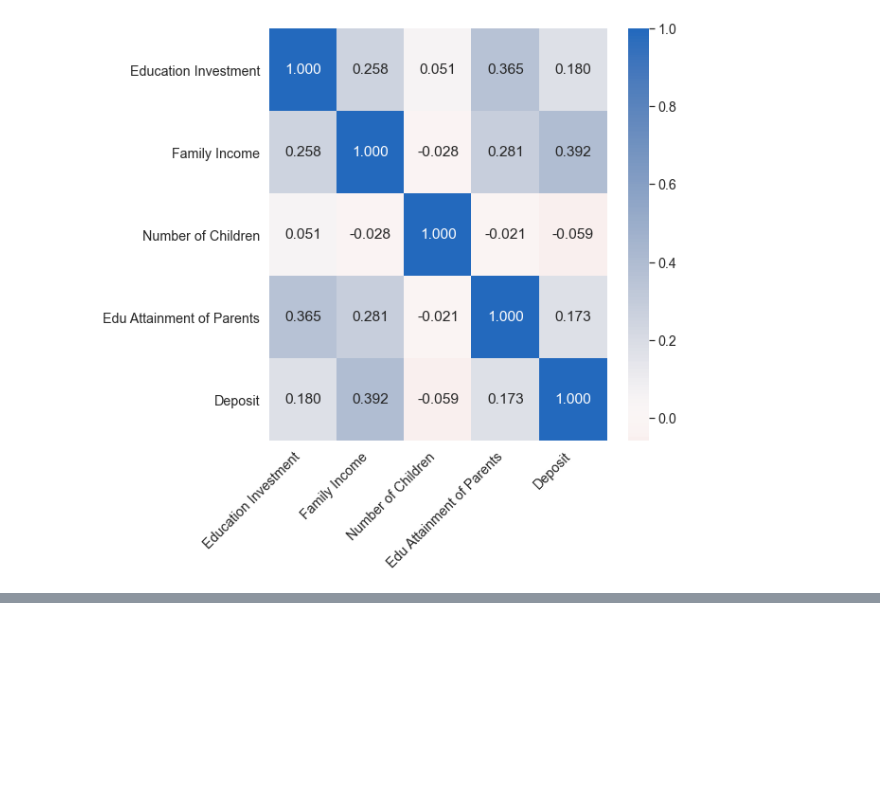
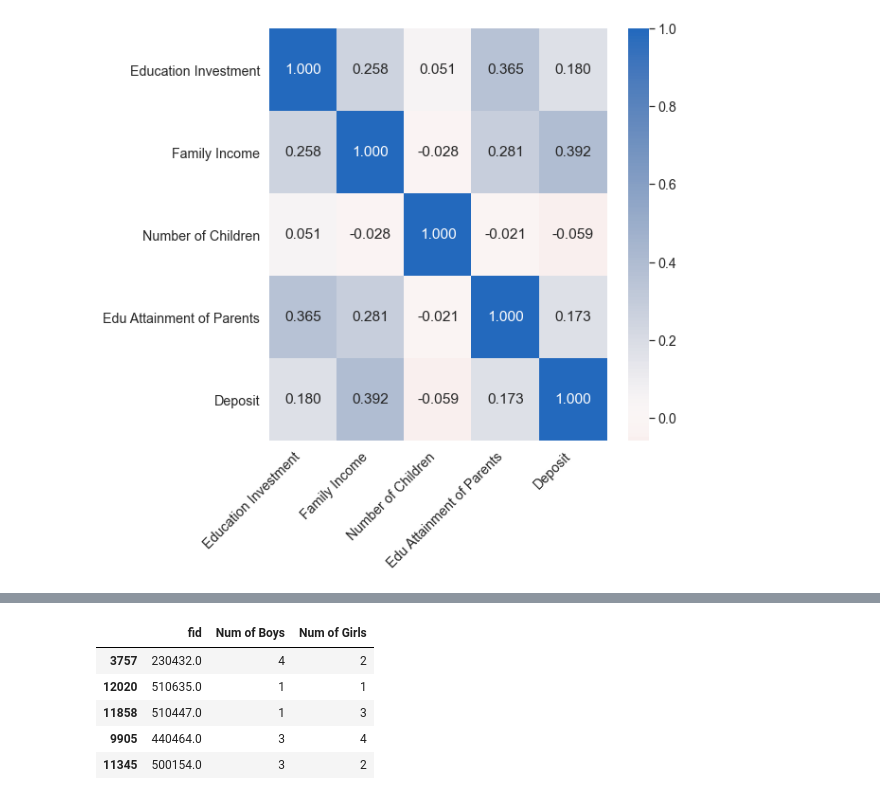
Before and after one commit to aresgtr/HKUST-MASS-5210-Project, a Jupyter notebook: post_presentation.ipynb, the cells around one changed output, grey strips where cells are left out. Drawn from its saved outputs; the diff is of its cells as text; code cells hidden in the pictures; blank space fills up the shorter version.

```diff
--- a/post_presentation.ipynb
+++ b/post_presentation.ipynb
@@ -572,0 +609,10 @@ plt.show()
+# %%
+df_famconf_gender = df_famconf_gender.groupby('fid')['Num of Boys', 'Num of Girls'].max().reset_index()
+df_famconf_gender.sample(5)
+# %% [output]
+|  | fid | Num of Boys | Num of Girls |
+| 3757 | 230432.0 | 4 | 2 |
+| 12020 | 510635.0 | 1 | 1 |
+| 11858 | 510447.0 | 1 | 3 |
+| 9905 | 440464.0 | 3 | 4 |
+| 11345 | 500154.0 | 3 | 2 |
```
Also changed, not shown: parts of 14 cells of this notebook.
